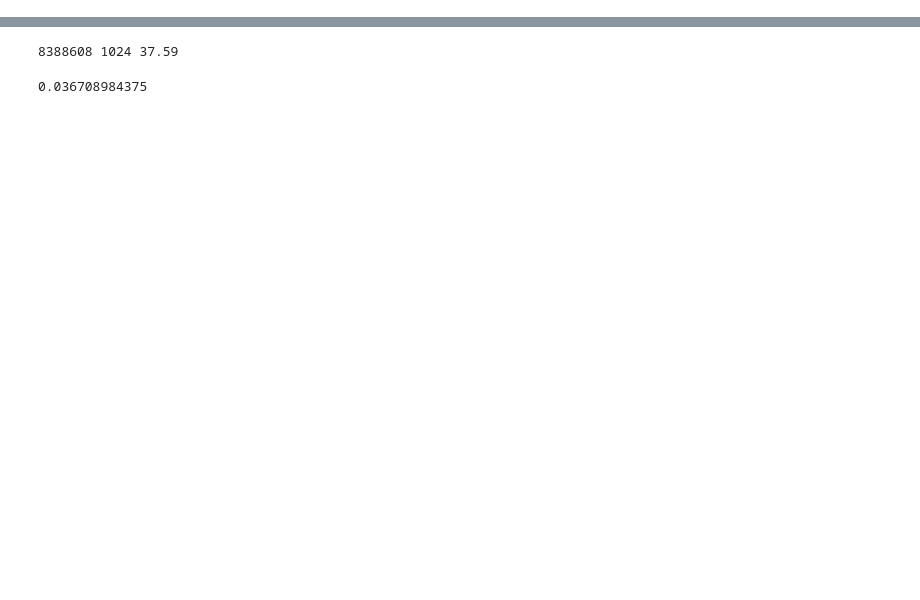
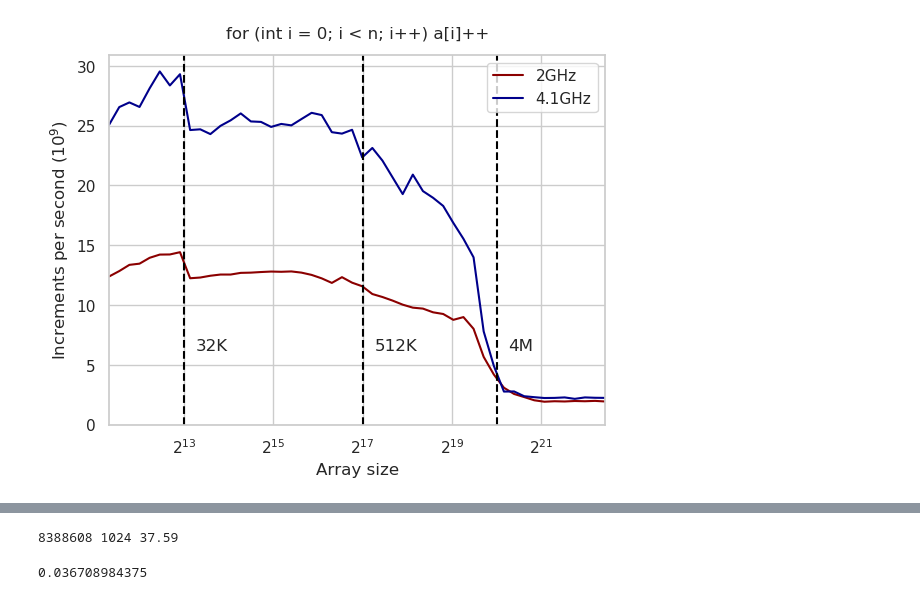
Before and after one commit to sslotin/amh-code, a Jupyter notebook: cpu-cache/plot.ipynb, the cells around one changed output, grey strips where cells are left out. Cells and saved outputs as stored; diff of their text form; code cells hidden in the pictures; blank space fills up the shorter version.

```diff
--- a/cpu-cache/plot.ipynb
+++ b/cpu-cache/plot.ipynb
@@ -37 +16,3 @@ l = [bench(n) for n in ns]
+# %%
+inc_res_boost = [bench('inc', n) for n in ns]
 # %%
@@ -58,0 +56,6 @@ plt.savefig("inc.svg")
+# %%
+plt.plot(ns, inc_res, color='darkred', label='2GHz')
+plt.plot(ns, inc_res_boost, color='darkblue', label='4.1GHz')
+plot('for (int i = 0; i < n; i++) a[i]++', 'Increments per second ($10^9$)', 'boost.svg', 6.2, legend=True)
+# %% [output]
+[figure, added]
```
Also changed, not shown: parts of 26 cells of this notebook, 1 other file.
